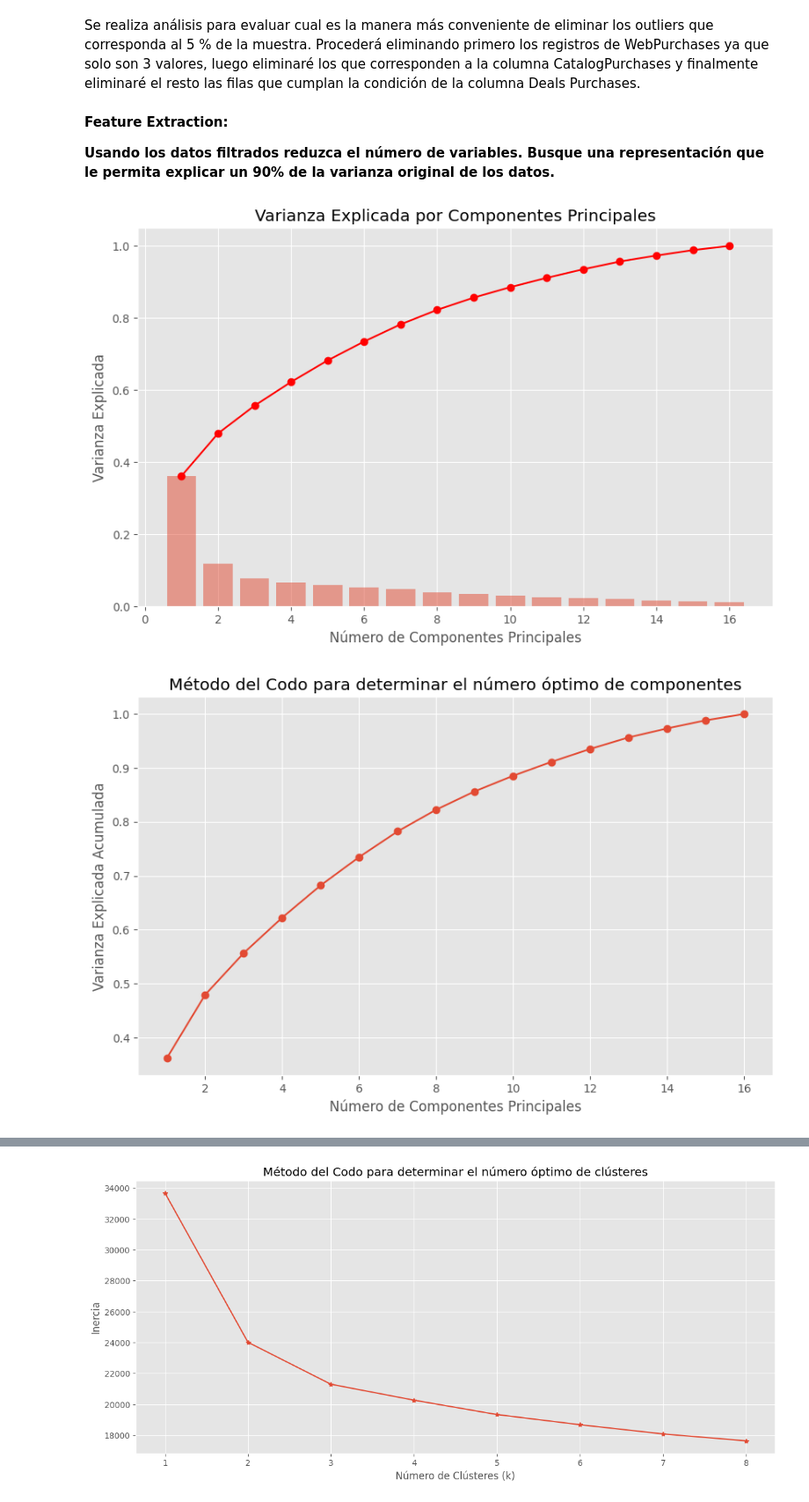
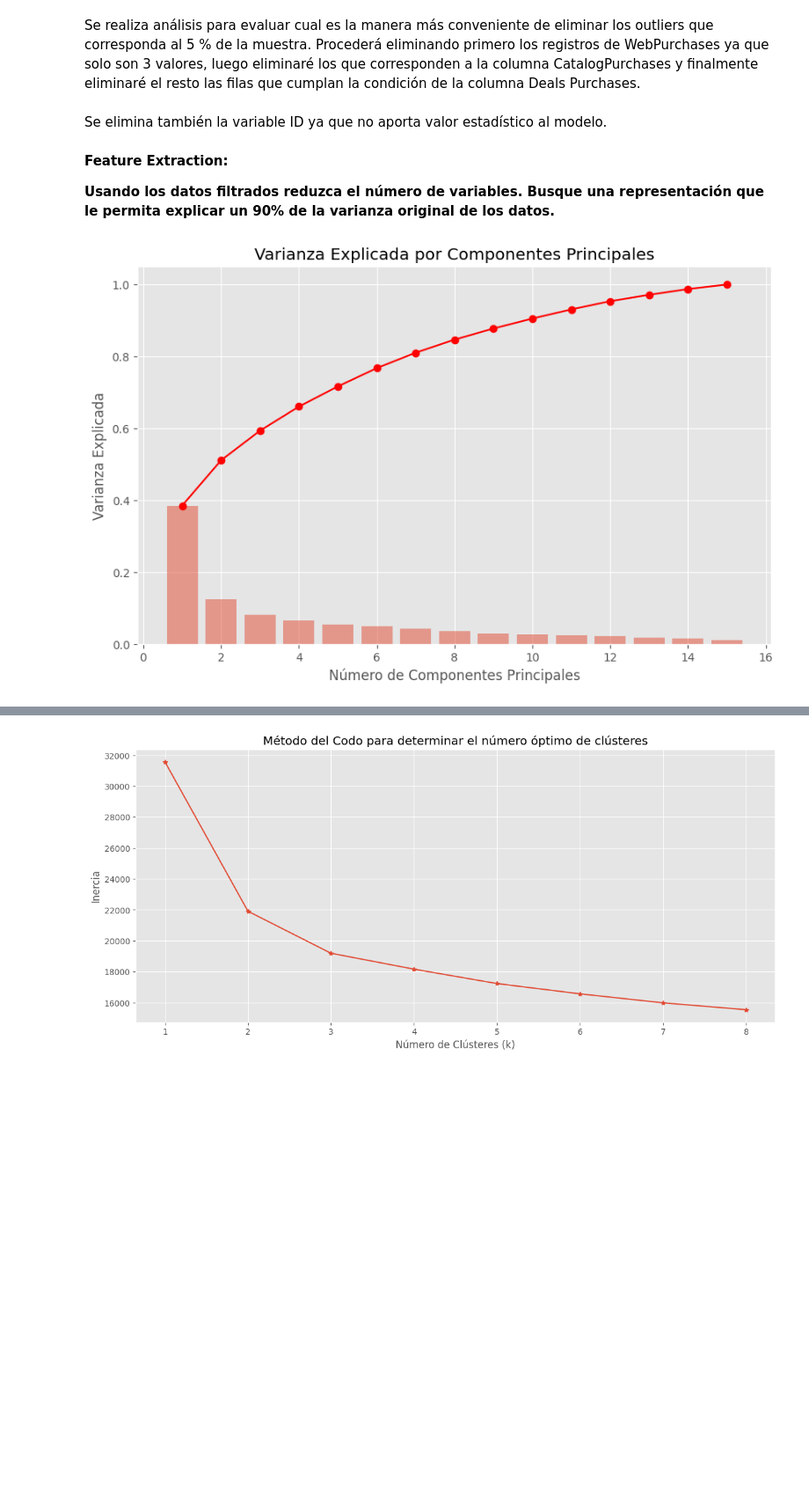
Before and after one commit to fidebravo/Modulo6, a Jupyter notebook: Modulo6_Sprint.ipynb, the cells around one changed output, grey strips where cells are left out. Shown: that part at 88% size. Drawn from its saved outputs; the diff is of its cells as text; code cells hidden in the pictures; blank space fills up the shorter version.

```diff
--- a/Modulo6_Sprint.ipynb
+++ b/Modulo6_Sprint.ipynb
@@ -340,11 +357,14 @@ Se realiza análisis para evaluar cual es la manera más conveniente de eliminar
 # %%
 sprint6_clientes.drop(indice_atipicos_web, inplace=True)
 sprint6_clientes.drop(indice_atipicos_catalog, inplace=True)
+sprint6_clientes = sprint6_clientes.drop('ID', axis=1)
 
 ultimos_indices_eliminar = sprint6_clientes.nlargest(38, 'NumDealsPurchases').index
 sprint6_clientes = sprint6_clientes.drop(ultimos_indices_eliminar)
 
 filas_df_sprint_6_filtrado = sprint6_clientes.shape[0]
+# %% [markdown]
+Se elimina también la variable ID ya que no aporta valor estadístico al modelo.
 # %% [markdown]
 **Feature Extraction:**
 
@@ -352,34 +372,24 @@ filas_df_sprint_6_filtrado = sprint6_clientes.shape[0]
 # %%
 from sklearn.decomposition import PCA
 from sklearn.preprocessing import StandardScaler
 
 scaler = StandardScaler()
 df_normalizado = scaler.fit_transform(sprint6_clientes)
 
 pca = PCA()
 componentes_principales = pca.fit_transform(df_normalizado)
 
 varianza_explicada = pca.explained_variance_ratio_
 componentes = range(1, len(varianza_explicada) + 1)
 
 plt.figure(figsize=(10, 6))
 plt.bar(componentes, varianza_explicada, alpha=0.5, align='center')
 plt.plot(componentes, varianza_explicada.cumsum(), marker='o', color='r')
 plt.xlabel('Número de Componentes Principales')
 plt.ylabel('Varianza Explicada')
 plt.title('Varianza Explicada por Componentes Principales')
-plt.grid(True)
+
 plt.show()
-
-# Paso 4: Graficar el método del codo
-plt.figure(figsize=(10, 6))
-plt.plot(componentes, varianza_explicada.cumsum(), marker='o', linestyle='-')
-plt.xlabel('Número de Componentes Principales')
-plt.ylabel('Varianza Explicada Acumulada')
-plt.title('Método del Codo para determinar el número óptimo de componentes')
-plt.grid(True)
-plt.show()
 # %% [output]
-[figure, old version]
+[figure, new version]
-[figure, removed]
 # %% [markdown]
```
Also changed, not shown: parts of 9 cells of this notebook.
